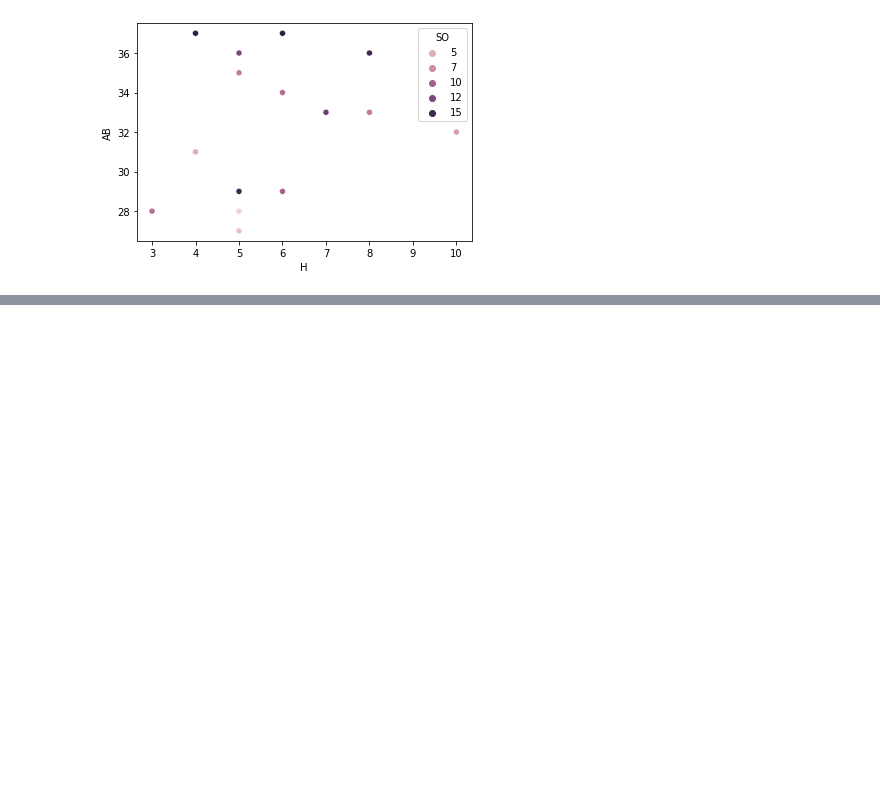
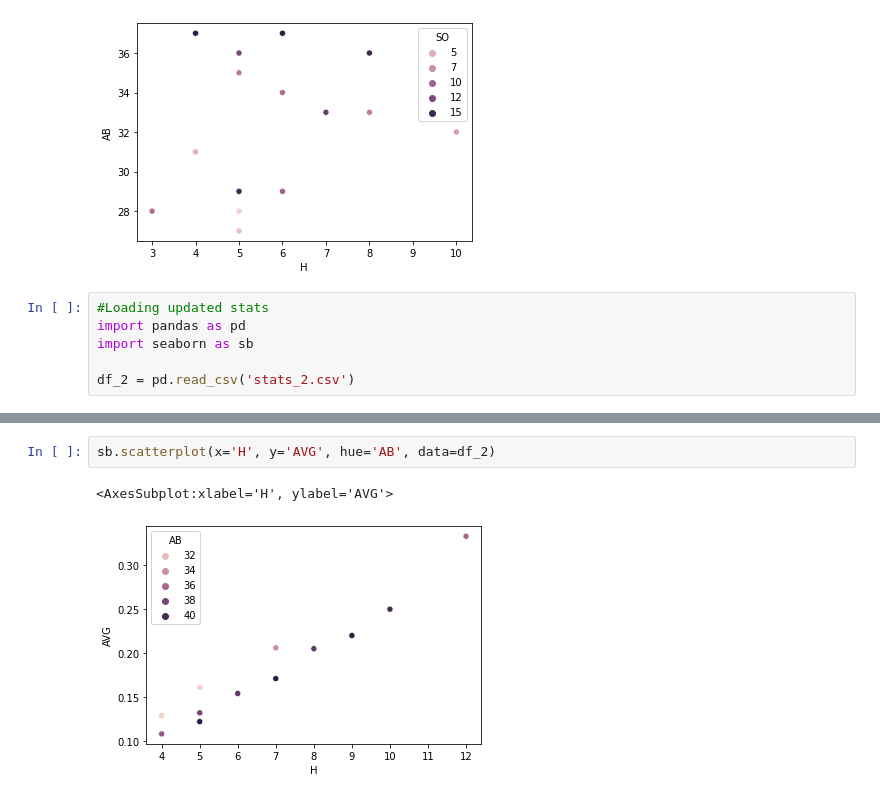
Before and after one commit to MicahlDeRosa/Baseball_stats, a Jupyter notebook: Untitled-1.ipynb, the cells around one changed output, grey strips where cells are left out. Drawn from its saved outputs; the diff is of its cells as text; blank space fills up the shorter version.

Commit message:
working with updated stats(stats_2). Created a few scatter plot to compare some of the data

```diff
--- a/Untitled-1.ipynb
+++ b/Untitled-1.ipynb
@@ -57,3 +57,9 @@ sb.scatterplot(data=df, x = "H", y ='AB', hue='SO')
 # %% [output]
 <AxesSubplot:xlabel='H', ylabel='AB'>
 [figure]
+# %%
+#Loading updated stats
+import pandas as pd
+import seaborn as sb
+
+df_2 = pd.read_csv('stats_2.csv')
@@ -59,0 +86,5 @@ sb.scatterplot(data=df, x = "H", y ='AB', hue='SO')
+# %%
+sb.scatterplot(x='H', y='AVG', hue='AB', data=df_2)
+# %% [output]
+<AxesSubplot:xlabel='H', ylabel='AVG'>
+[figure, added]
```
Also changed, not shown: parts of 4 cells of this notebook, 1 other file.
